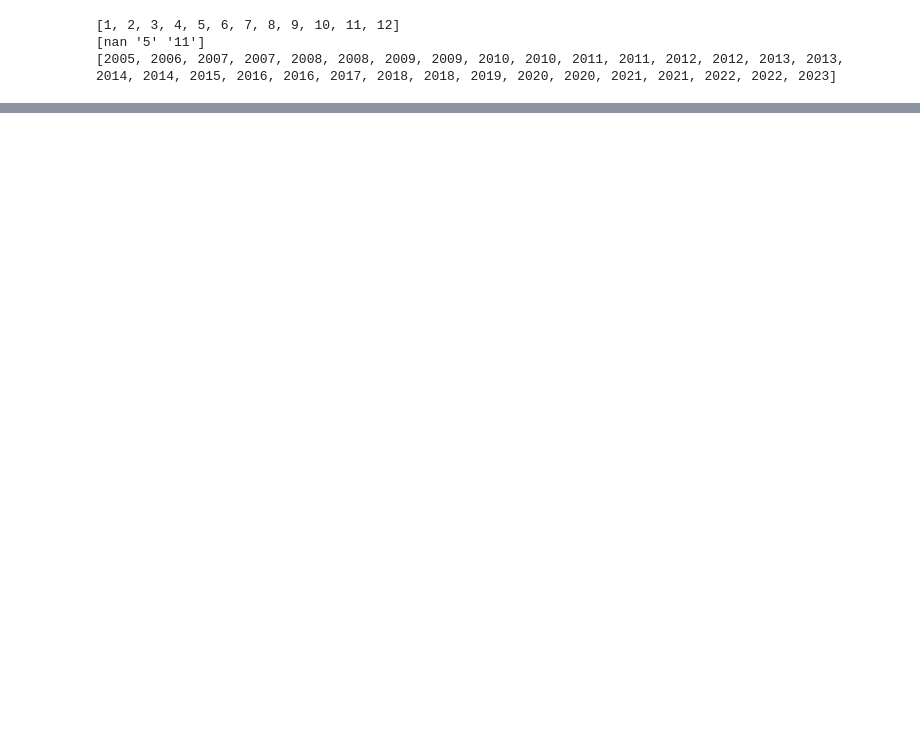
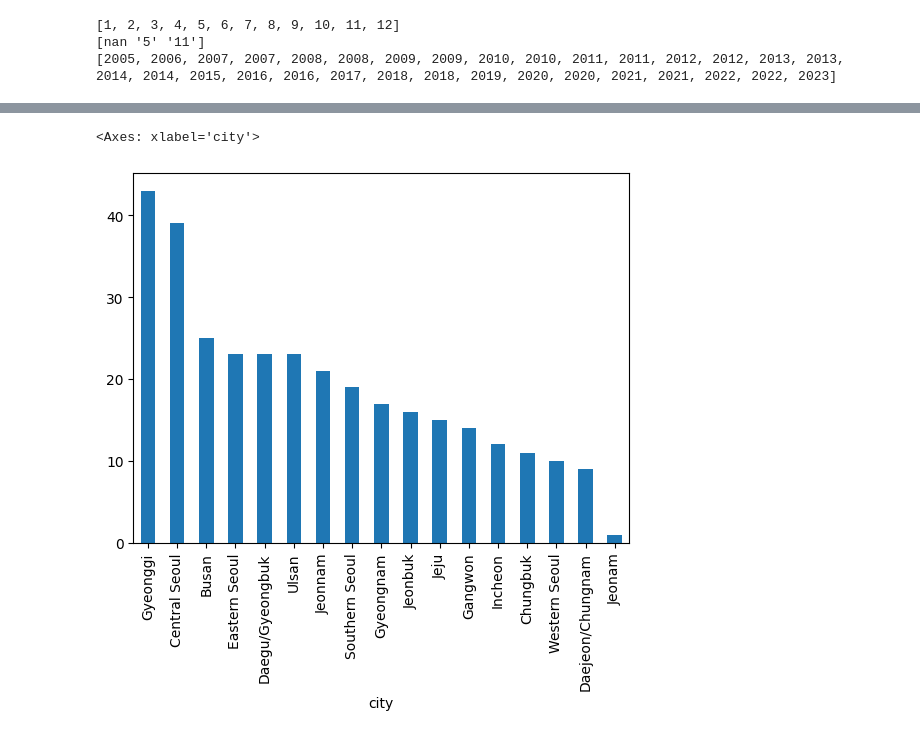
Before and after one commit to hunkim98/korea_blood_data, a Jupyter notebook: policies/preprocess.ipynb, the cells around one changed output, grey strips where cells are left out. Saved outputs shown, nothing was run; the diff lists cells and outputs as text; code cells hidden in the pictures; blank space fills up the shorter version.

```diff
--- a/policies/preprocess.ipynb
+++ b/policies/preprocess.ipynb
@@ -181,0 +199,6 @@ print(start_years)
+# %%
+sorted_city = empty_csv["city"].value_counts().sort_values(ascending=False)
+sorted_city.plot(kind='bar')
+# %% [output]
+<Axes: xlabel='city'>
+[figure, added]
```
Also changed, not shown: parts of 11 cells of this notebook, 2 other files.
